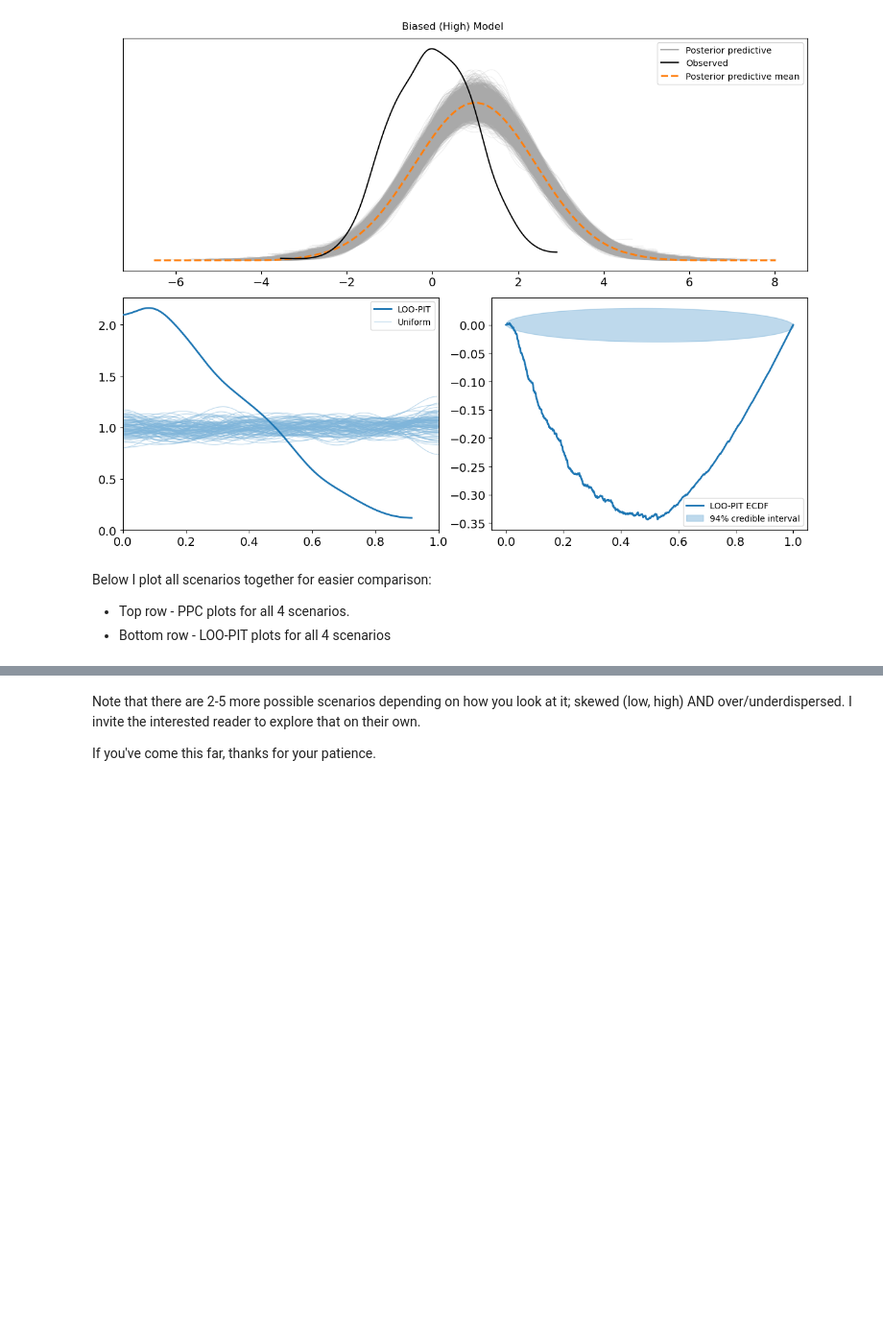
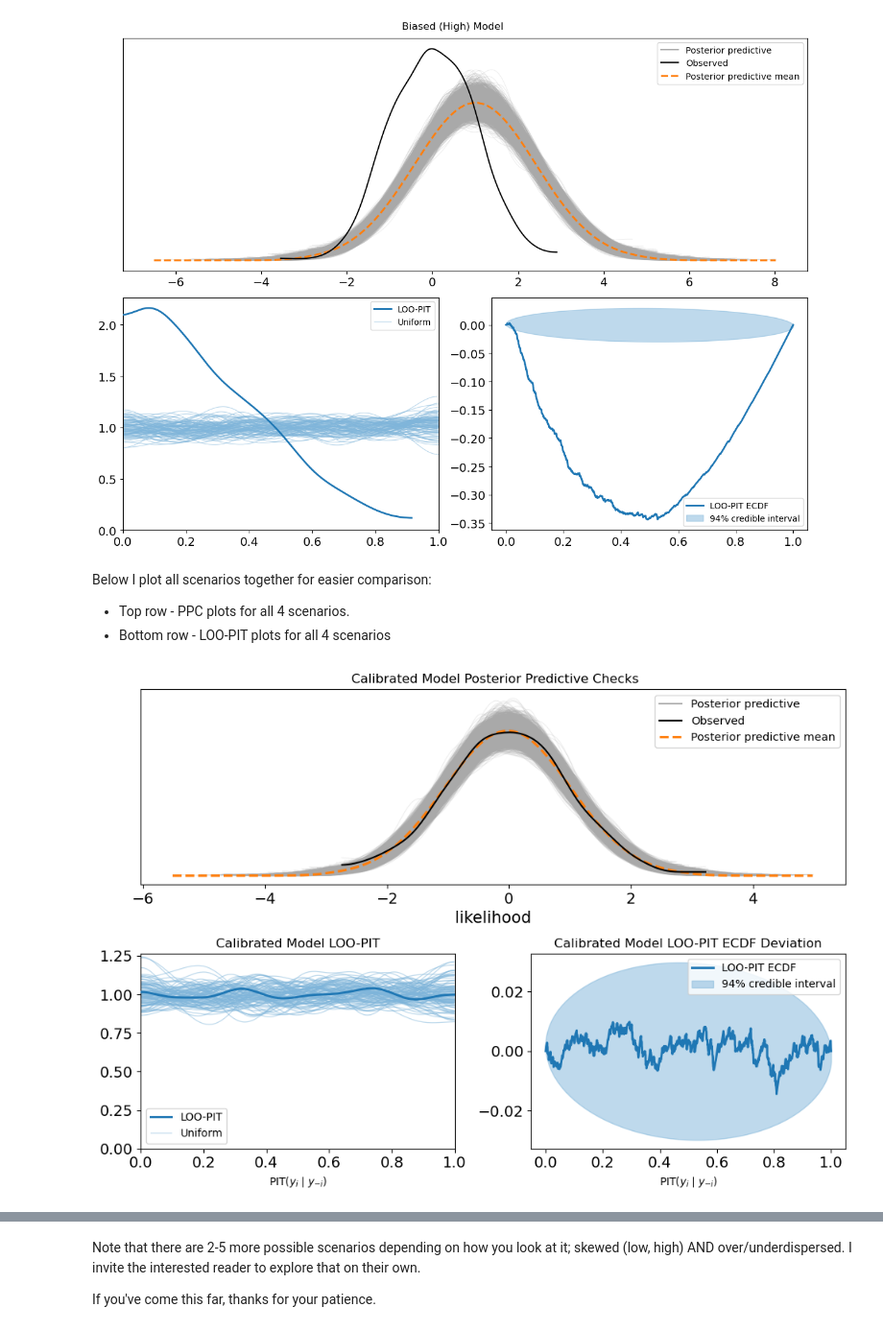
Before and after one commit to erdemkarakoylu/bayesian_TOA_2_IOP, a Jupyter notebook: 02_02_Understanding_loo_pit.ipynb, the cells around one changed output, grey strips where cells are left out. Shown at 96% size. Drawn from its saved outputs; the diff is of its cells as text; code cells hidden in the pictures; blank space fills up the shorter version.

```diff
--- a/02_02_Understanding_loo_pit.ipynb
+++ b/02_02_Understanding_loo_pit.ipynb
@@ -242,4 +242,25 @@ biased_payload = plot_pymc_calib_demo(idata_bias, model_type='Biased (High)')
 Below I plot all scenarios together for easier comparison:
 - Top row - PPC plots for all 4 scenarios.
 - Bottom row - LOO-PIT plots for all 4 scenarios
+# %%
+ppc_colors= ['darkgray', 'k', 'C1']
+pit_xlabel= r'$\text{PIT}(y_i \mid y_{-i})$'
+f= pp.figure(figsize=(11, 7))
+ax_ppc = f.add_subplot(211)
+az.plot_ppc(idata_cal, ax=ax_ppc, colors=ppc_colors)
+ax_ppc.set_title(' Calibrated Model Posterior Predictive Checks')
+ax_loo_pit = f.add_subplot(223)
+az.plot_loo_pit(idata_cal, y='likelihood', ax=ax_loo_pit)
+ax_loo_pit.set_xlabel(pit_xlabel)
+ax_loo_pit.set_ylabel('Estimated density')
+ax_loo_pit.set_title('Calibrated Model LOO-PIT')
+ax_lp_ecdf = f.add_subplot(224)
+az.plot_loo_pit(idata_cal, y='likelihood', ecdf=True, ax=ax_lp_ecdf)
+ax_lp_ecdf.set_xlabel(pit_xlabel)
+ax_lp_ecdf.set_ylabel('Deviation from Uniform CDF')
+ax_lp_ecdf.set_title('Calibrated Model LOO-PIT ECDF Deviation')
+
+f.tight_layout()
+# %% [output]
+[figure, added]
 # %%
```
Also changed, not shown: parts of 1 cell of this notebook, 1 other file.
